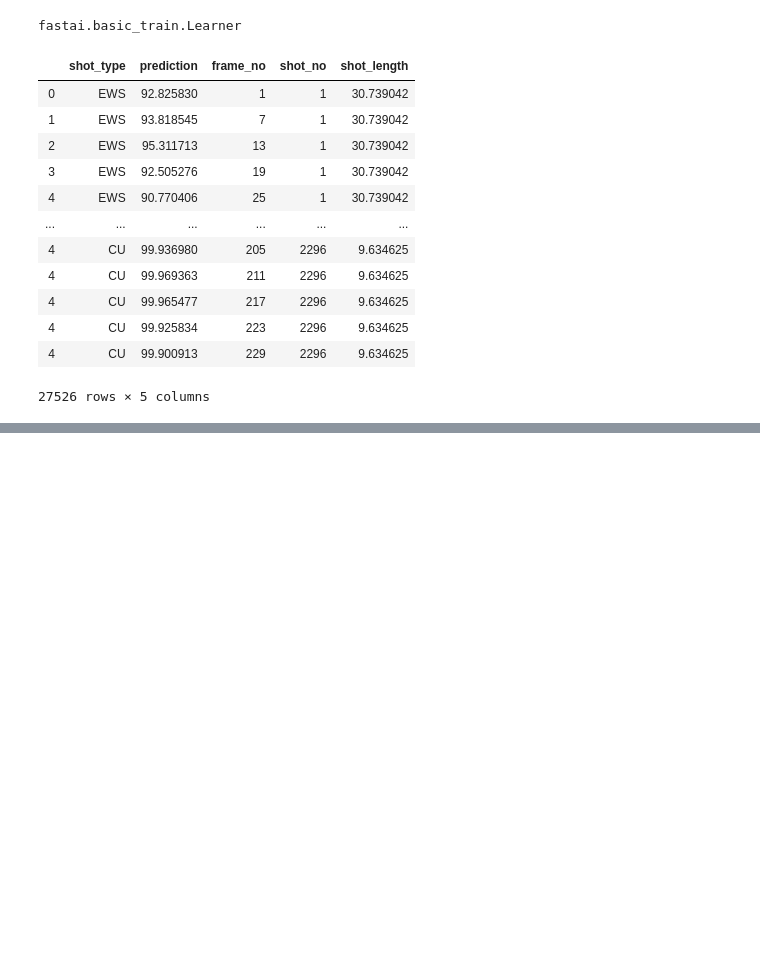
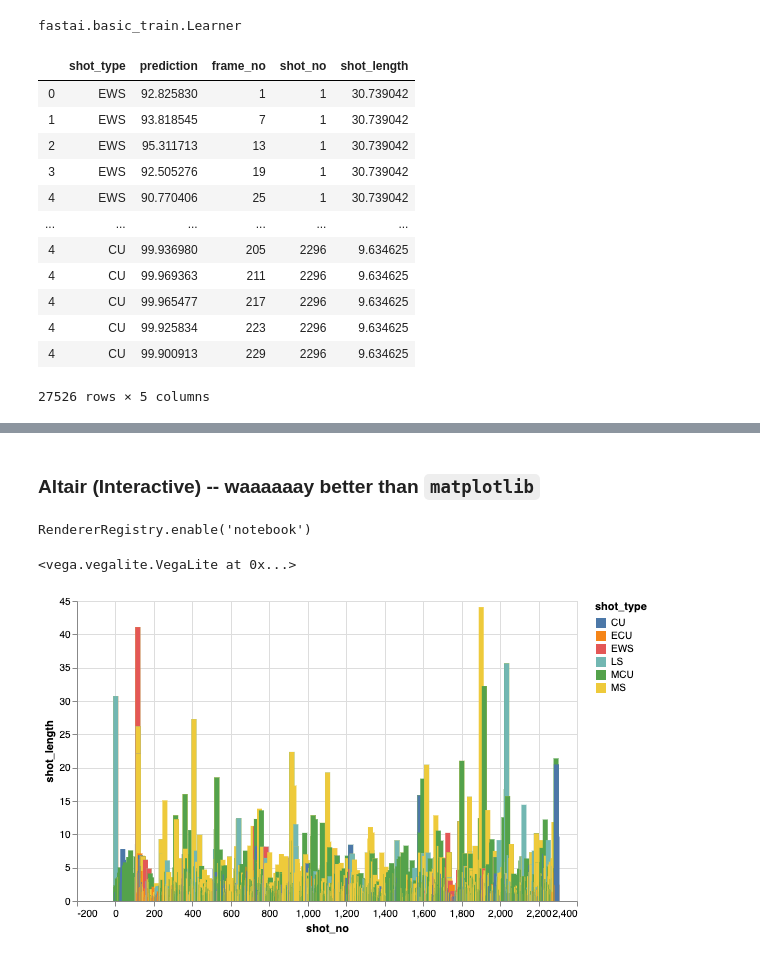
Before and after one commit to rsomani95/shot-boundary-detection, a Jupyter notebook: predict-shot-types.ipynb, the cells around one changed output, grey strips where cells are left out. Cells and saved outputs as stored; diff of their text form; code cells hidden in the pictures; blank space fills up the shorter version.

```diff
--- a/predict-shot-types.ipynb
+++ b/predict-shot-types.ipynb
@@ -290,0 +335,23 @@ cols(
+# %% [markdown]
+### Altair (Interactive) -- waaaaaay better than `matplotlib`
+# %%
+import altair as alt
+from altair import Chart
+alt.renderers.enable('notebook')
+
+base = Chart(shot_list) \
+    .mark_bar() \
+    .encode(x='shot_no', y='shot_length', color='shot_type') \
+    .properties(width=500) \
+    .interactive(bind_y=False)
+base
+
+#brush = alt.selection_interval(encodings=['x'],empty='all')
+#background = base.add_selection(brush)
+#selected = base.transform_filter(brush).mark_bar()
+
+#background.interactive(bind_y=False)# + selected
+# %% [output]
+RendererRegistry.enable('notebook')
+<vega.vegalite.VegaLite at 0x...>
+[figure, added]
```
Also changed, not shown: parts of 18 cells of this notebook.
